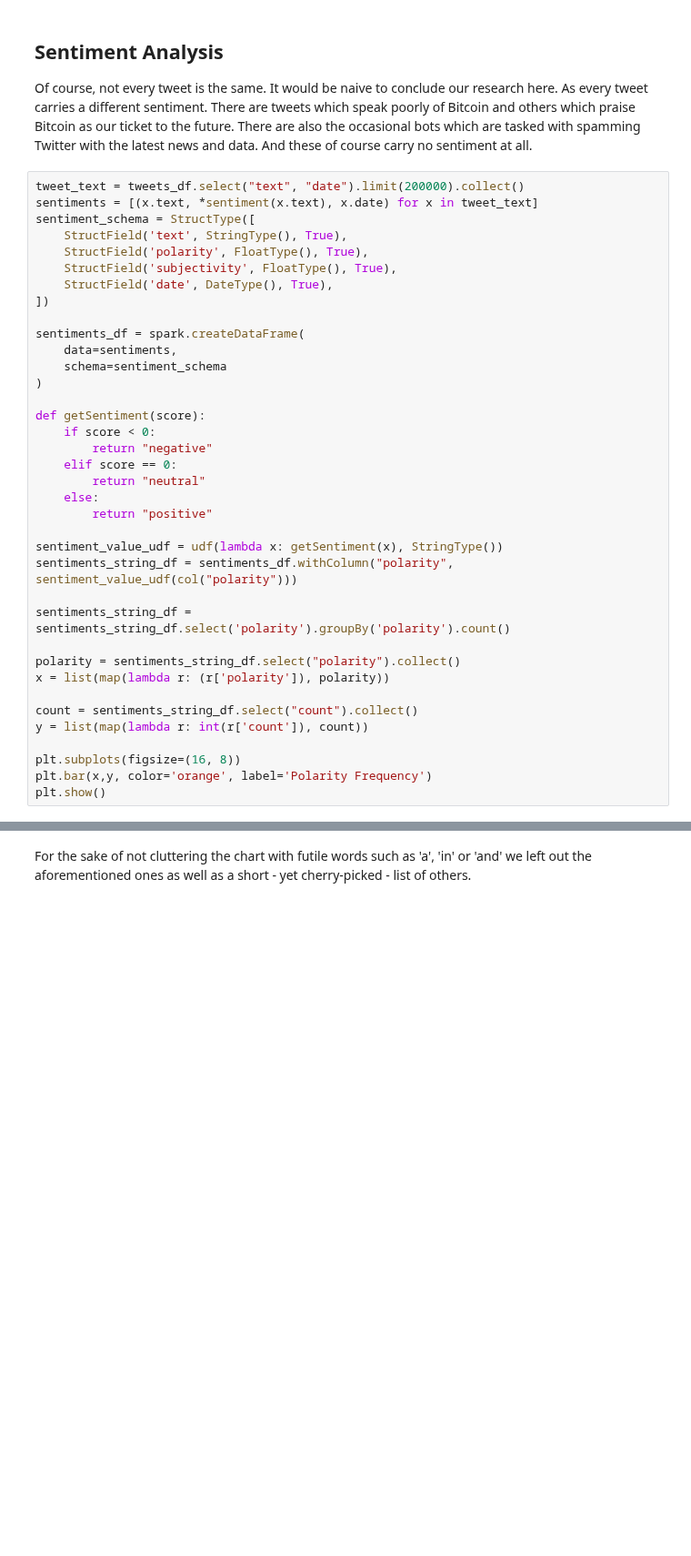
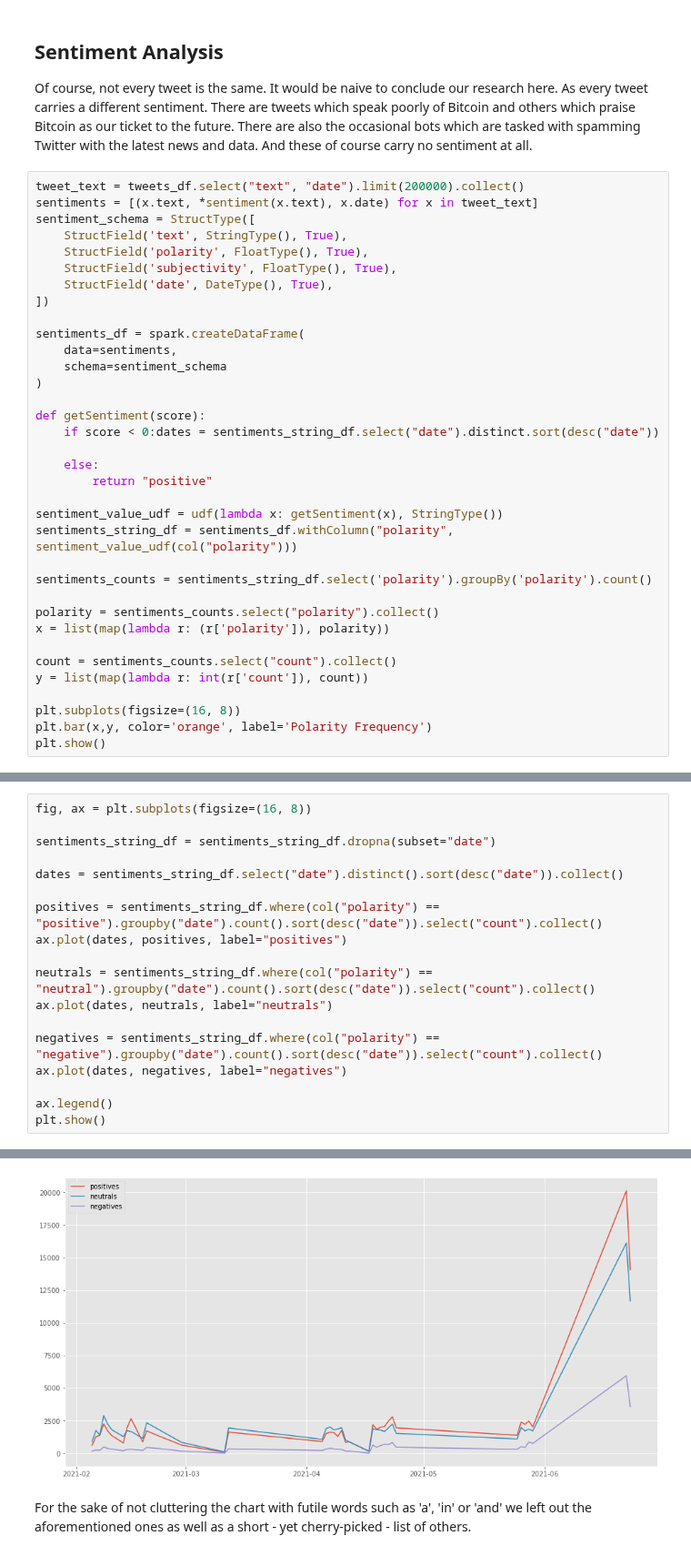
Before and after one commit to snenenenenenene/btc-twitter-data-mining, a Jupyter notebook: main.ipynb, the cells around one changed output, grey strips where cells are left out. Shown at 91% size. Cells and saved outputs as stored; diff of their text form; blank space fills up the shorter version.

Commit message:
added sentiments plot on day

```diff
--- a/main.ipynb
+++ b/main.ipynb
@@ -398,22 +355,20 @@ sentiments_df = spark.createDataFrame(
 )
 
 def getSentiment(score):
-    if score < 0:
-        return "negative"
-    elif score == 0:
-        return "neutral"
+    if score < 0:dates = sentiments_string_df.select("date").distinct.sort(desc("date"))
+
     else:
         return "positive"
 
 sentiment_value_udf = udf(lambda x: getSentiment(x), StringType())
 sentiments_string_df = sentiments_df.withColumn("polarity", sentiment_value_udf(col("polarity")))
 
-sentiments_string_df = sentiments_string_df.select('polarity').groupBy('polarity').count()
+sentiments_counts = sentiments_string_df.select('polarity').groupBy('polarity').count()
 
-polarity = sentiments_string_df.select("polarity").collect()
+polarity = sentiments_counts.select("polarity").collect()
 x = list(map(lambda r: (r['polarity']), polarity))
 
-count = sentiments_string_df.select("count").collect()
+count = sentiments_counts.select("count").collect()
 y = list(map(lambda r: int(r['count']), count))
 
 plt.subplots(figsize=(16, 8))
@@ -521,0 +458,19 @@ plt.show()
+# %%
+fig, ax = plt.subplots(figsize=(16, 8))
+
+sentiments_string_df = sentiments_string_df.dropna(subset="date")
+
+dates = sentiments_string_df.select("date").distinct().sort(desc("date")).collect()
+
+positives = sentiments_string_df.where(col("polarity") == "positive").groupby("date").count().sort(desc("date")).select("count").collect()
+ax.plot(dates, positives, label="positives")
+
+neutrals = sentiments_string_df.where(col("polarity") == "neutral").groupby("date").count().sort(desc("date")).select("count").collect()
+ax.plot(dates, neutrals, label="neutrals")
+
+negatives = sentiments_string_df.where(col("polarity") == "negative").groupby("date").count().sort(desc("date")).select("count").collect()
+ax.plot(dates, negatives, label="negatives")
+
+ax.legend()
+plt.show()
+# %% [output]
@@ -522,3 +481,4 @@ plt.show()
+[figure, added]
 # %% [markdown]
 For the sake of not cluttering the chart with futile words such as 'a', 'in' or 'and' we left out the aforementioned ones as well as a short - yet cherry-picked - list of others.
 # %%
```
Also changed, not shown: parts of 13 cells of this notebook.
